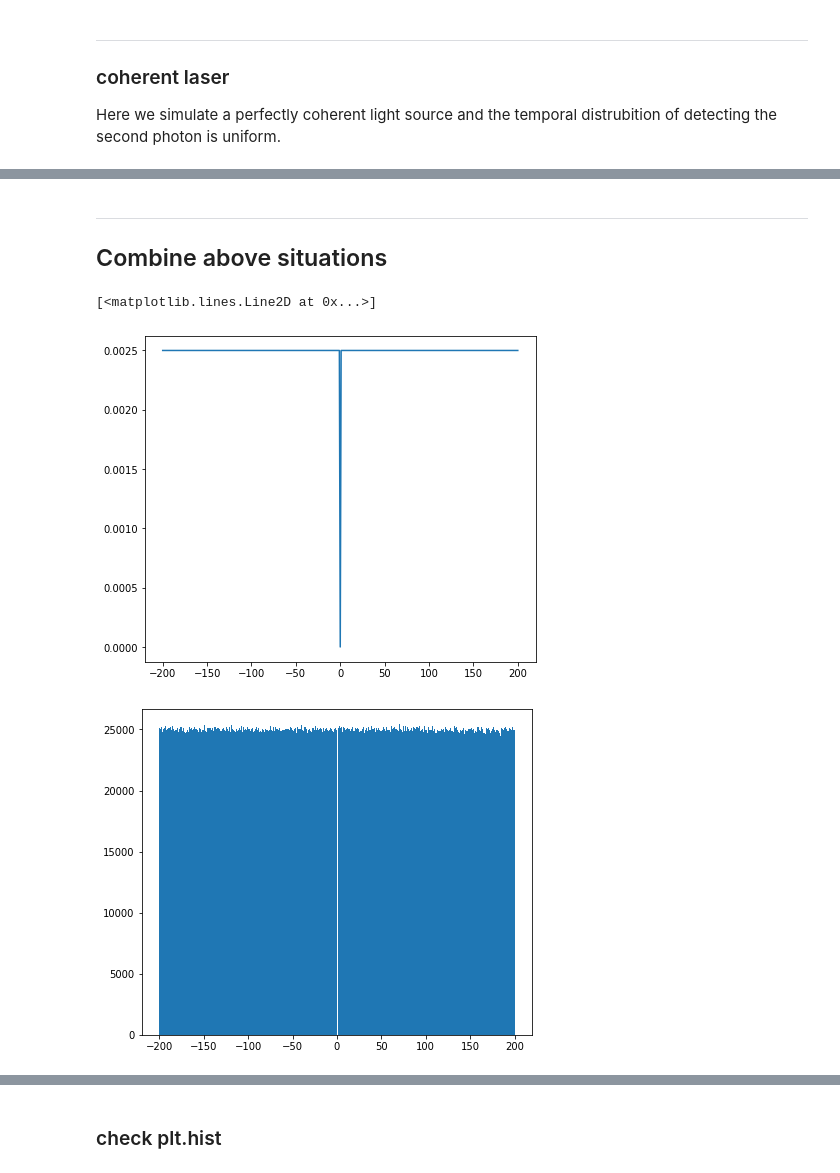
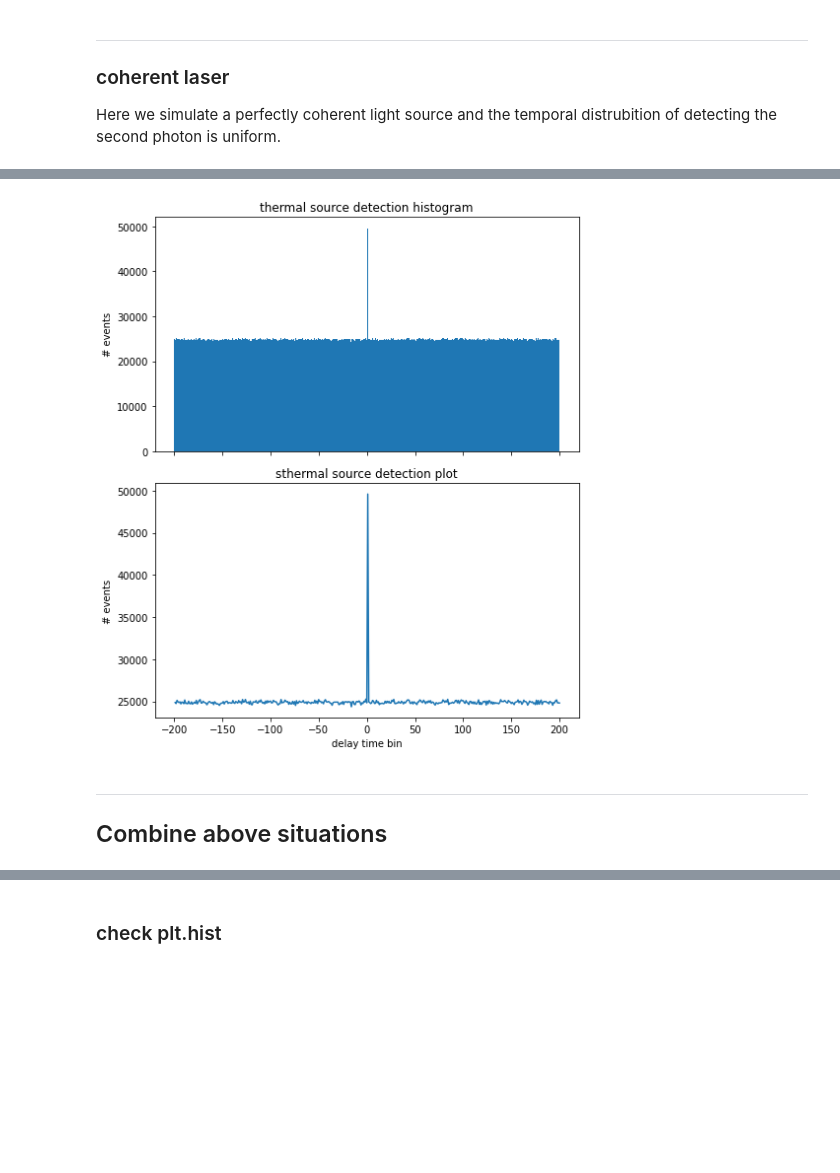
Before and after one commit to ubsuny/g2-coral, a Jupyter notebook: mc_simulation/simu_tfd.ipynb, the cells around one changed output, grey strips where cells are left out. Cells and saved outputs as stored; diff of their text form; code cells hidden in the pictures; blank space fills up the shorter version.

```diff
--- a/mc_simulation/simu_tfd.ipynb
+++ b/mc_simulation/simu_tfd.ipynb
@@ -165,3 +204,25 @@ fig.tight_layout()
+# %%
+# sampling from the distribution
+counts = Ndetection
+samples = ther_dist.sample(counts)
+#samples = tf.cast(sps_dist.sample(counts),dtype=int32)
+
+fig, axs = plt.subplots(2,1,sharex=True,figsize=(7,8))
+#f1 = plt.figure(1)
+histoinfo=axs[0].hist(samples.numpy(), bins=np.ndarray.tolist(bin_array.numpy()) )
+axs[0].set_title('thermal source detection histogram')
+axs[0].set_ylabel('# events')
+
+#f2 = plt.figure(2)
+axs[1].plot(histoinfo[1][1:],histoinfo[0][0:])
+axs[1].set_title('sthermal source detection plot')
+axs[1].set_xlabel('delay time bin')
+axs[1].set_ylabel('# events')
+fig.show()
+
+fig.tight_layout()
+# %% [output]
+[figure, added]
 # %% [markdown]
 ---
 ## Combine above situations
@@ -174,11 +228,0 @@ simu_samples = total_dist.sample(counts)
-# %%
-plt.plot(bin_array,total_dist.prob(bin_array+0.1))
-# %% [output]
-[<matplotlib.lines.Line2D at 0x...>]
-[figure, removed]
-# %%
-histoinfo_total=plt.hist(simu_samples.numpy(), bins=np.ndarray.tolist(bin_array.numpy()) )
-#plt.savefig('sps')
-#plt.xlim(-10,20)
-# %% [output]
-[figure, removed]
```
Also changed, not shown: parts of 17 cells of this notebook.
